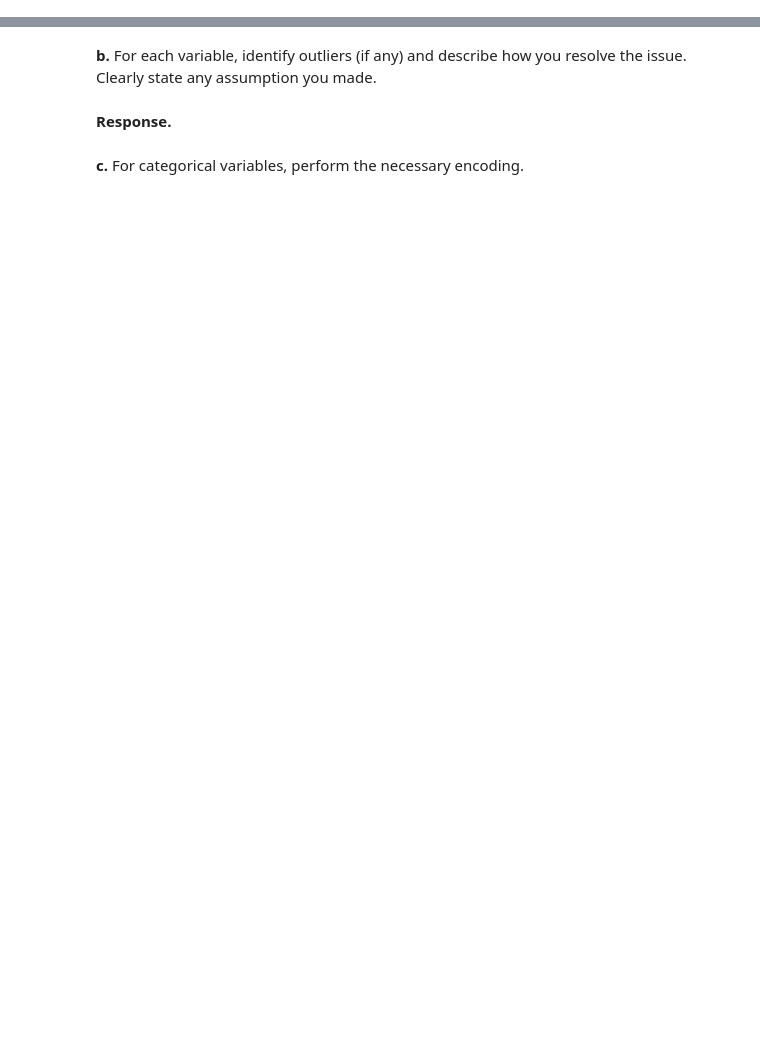
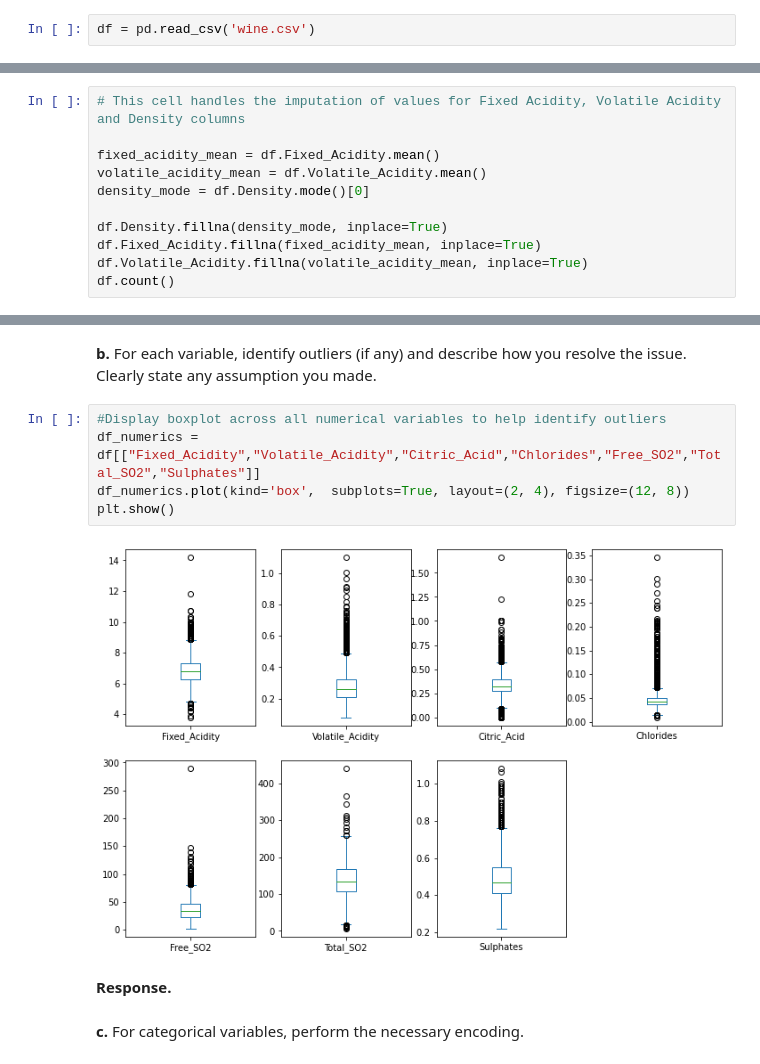
Before and after one commit to Zacboss3/CS105-Project-Submission-Part-I-2024, a Jupyter notebook: CS105 Project Submission Part I 2024.ipynb, the cells around one changed output, grey strips where cells are left out. Cells and saved outputs as stored; diff of their text form; blank space fills up the shorter version.

```diff
--- a/CS105 Project Submission Part I 2024.ipynb
+++ b/CS105 Project Submission Part I 2024.ipynb
@@ -31,0 +36,2 @@ To edit any markdown cell, double click the cell; after editing, execute the mar
+# %%
+df = pd.read_csv('wine.csv')
@@ -51,0 +151,11 @@ To edit any markdown cell, double click the cell; after editing, execute the mar
+# %%
+# This cell handles the imputation of values for Fixed Acidity, Volatile Acidity and Density columns
+
+fixed_acidity_mean = df.Fixed_Acidity.mean()
+volatile_acidity_mean = df.Volatile_Acidity.mean()
+density_mode = df.Density.mode()[0]
+
+df.Density.fillna(density_mode, inplace=True)
+df.Fixed_Acidity.fillna(fixed_acidity_mean, inplace=True)
+df.Volatile_Acidity.fillna(volatile_acidity_mean, inplace=True)
+df.count()
@@ -52,5 +174,12 @@ To edit any markdown cell, double click the cell; after editing, execute the mar
 # %% [markdown]
 **b.** For each variable, identify outliers (if any) and describe how you resolve the issue. Clearly state any assumption you made.
+# %%
+#Display boxplot across all numerical variables to help identify outliers
+df_numerics = df[["Fixed_Acidity","Volatile_Acidity","Citric_Acid","Chlorides","Free_SO2","Total_SO2","Sulphates"]]
+df_numerics.plot(kind='box',  subplots=True, layout=(2, 4), figsize=(12, 8))
+plt.show()
+# %% [output]
+[figure, added]
 # %% [markdown]
 **Response.**
 # %% [markdown]
```
Also changed, not shown: parts of 32 cells of this notebook.
